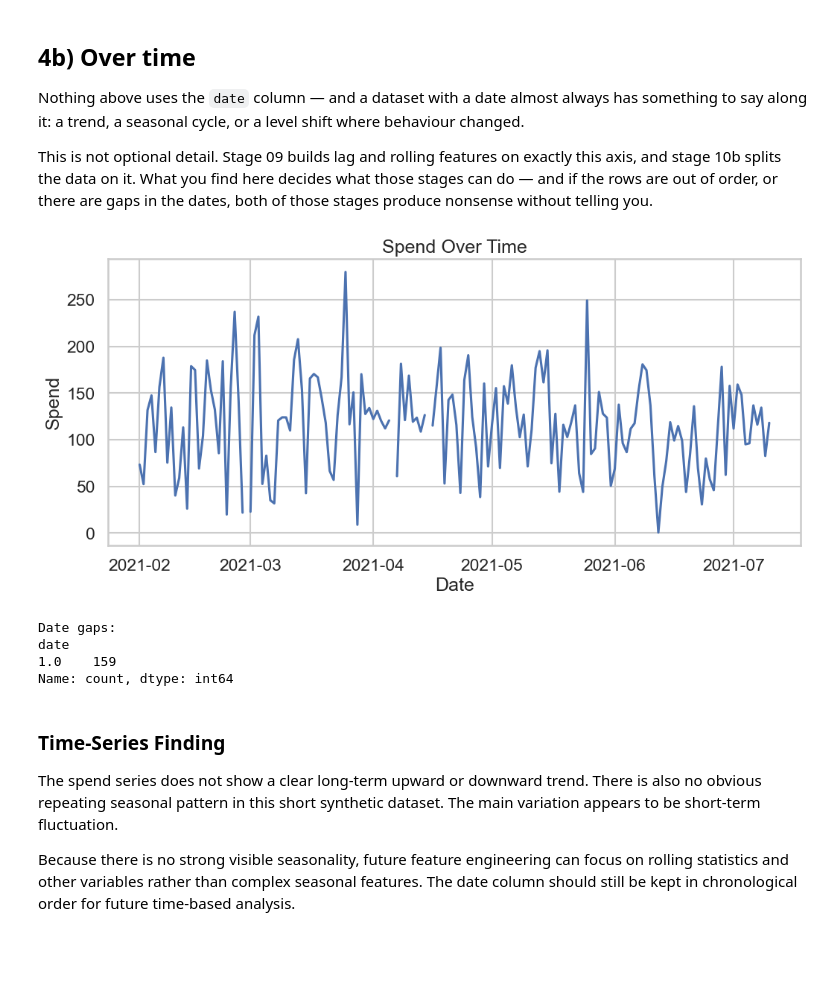
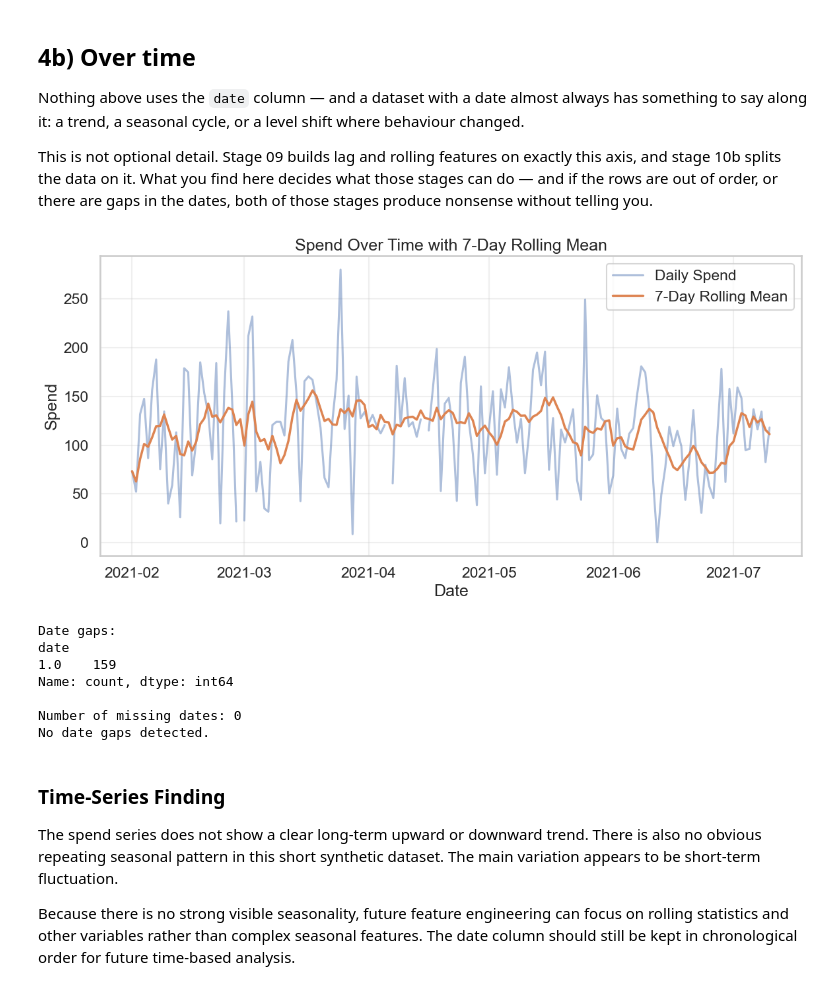
Before and after one commit to qwqqqqyf/bootcamp_yufei_qin, a Jupyter notebook: homework/homework08/stage08_exploratory-data-analysis_submission.ipynb, the cells around one changed output. Saved outputs shown, nothing was run; the diff lists cells and outputs as text; code cells hidden in the pictures; blank space fills up the shorter version.

```diff
--- a/homework/homework08/stage08_exploratory-data-analysis_submission.ipynb
+++ b/homework/homework08/stage08_exploratory-data-analysis_submission.ipynb
@@ -199,29 +199,73 @@ those stages produce nonsense without telling you.
 # %%
 # TODO: plot at least one variable over time.
 #   Hint: sort by `date` first, then set it as the index. Order matters — a rolling
 #   mean computed over out-of-order rows is meaningless.
 df_time = df.sort_values('date').set_index('date')
 
 # TODO: check for GAPS in the dates too. A rolling window that spans a missing week is
 #   not the window you think it is.
-plt.figure(figsize=(12, 5))
-plt.plot(df_time.index, df_time['spend'])
-plt.title('Spend Over Time')
+df_time['spend_7d_mean'] = df_time['spend'].rolling(
+    window=7,
+    min_periods=1
+).mean()
+
+# Plot daily spend and its 7-day rolling mean.
+plt.figure(figsize=(12, 6))
+
+plt.plot(
+    df_time.index,
+    df_time['spend'],
+    alpha=0.45,
+    label='Daily Spend'
+)
+
+plt.plot(
+    df_time.index,
+    df_time['spend_7d_mean'],
+    linewidth=2.5,
+    label='7-Day Rolling Mean'
+)
+
+plt.title('Spend Over Time with 7-Day Rolling Mean')
 plt.xlabel('Date')
 plt.ylabel('Spend')
+plt.legend()
+plt.grid(alpha=0.3)
+plt.tight_layout()
 plt.show()
 
 # TODO: then say what you see in a markdown cell: trend, seasonality, a level shift, or
 #   genuinely nothing. 'Nothing' is a real finding if you can show it.
 date_diff = df_time.index.to_series().diff().dt.days
+
 print("Date gaps:")
 print(date_diff.value_counts().sort_index())
+
+# Explicitly report whether gaps exist.
+expected_dates = pd.date_range(
+    start=df_time.index.min(),
+    end=df_time.index.max(),
+    freq='D'
+)
+
+missing_dates = expected_dates.difference(df_time.index)
+
+print("\nNumber of missing dates:", len(missing_dates))
+
+if len(missing_dates) == 0:
+    print("No date gaps detected.")
+else:
+    print("Missing dates:")
+    print(missing_dates)
 # %% [output]
-[figure, old version]
+[figure, new version]
 Date gaps:
 date
 1.0    159
 Name: count, dtype: int64
+
+Number of missing dates: 0
+No date gaps detected.
 # %% [markdown]
 ### Time-Series Finding
 
```
